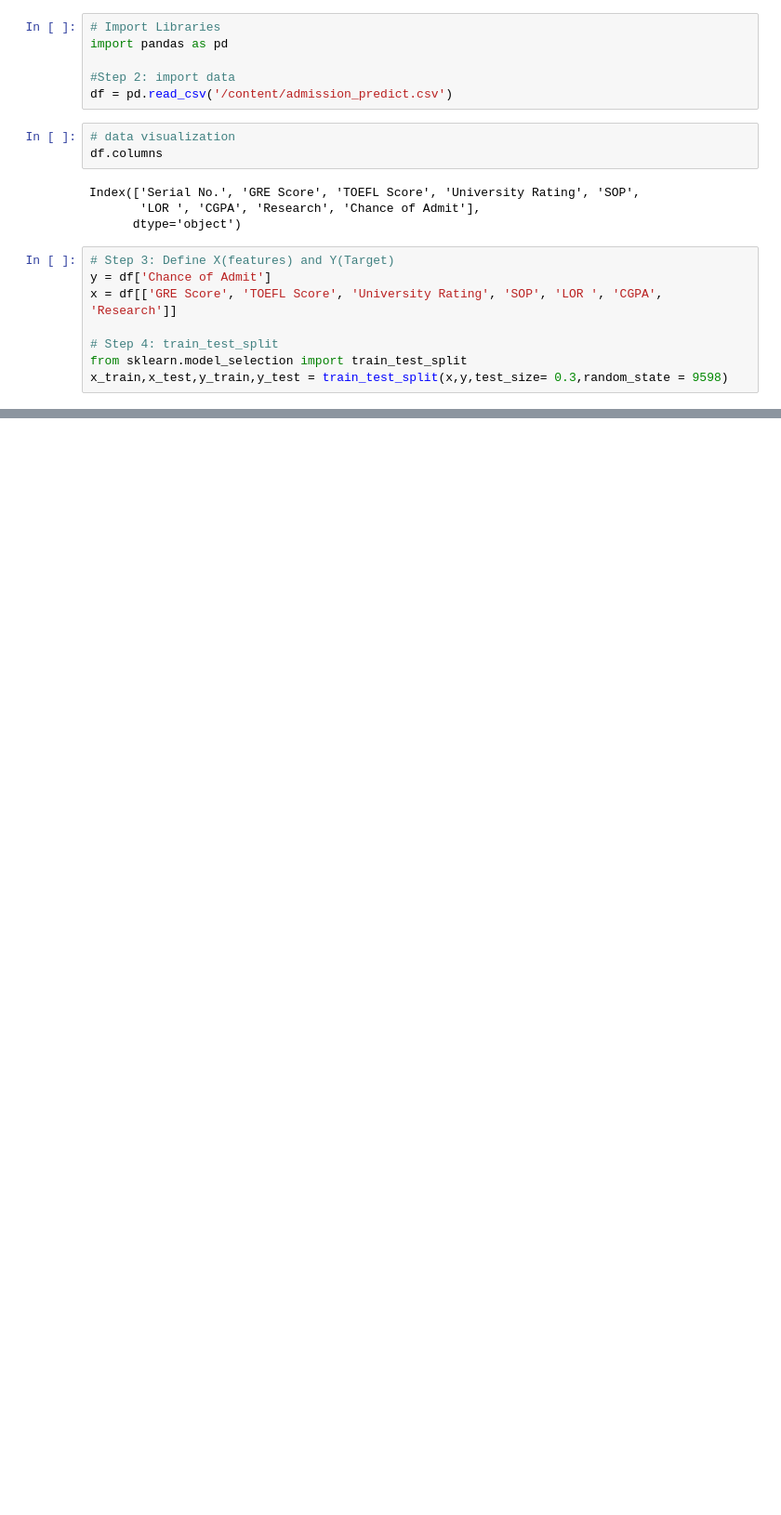
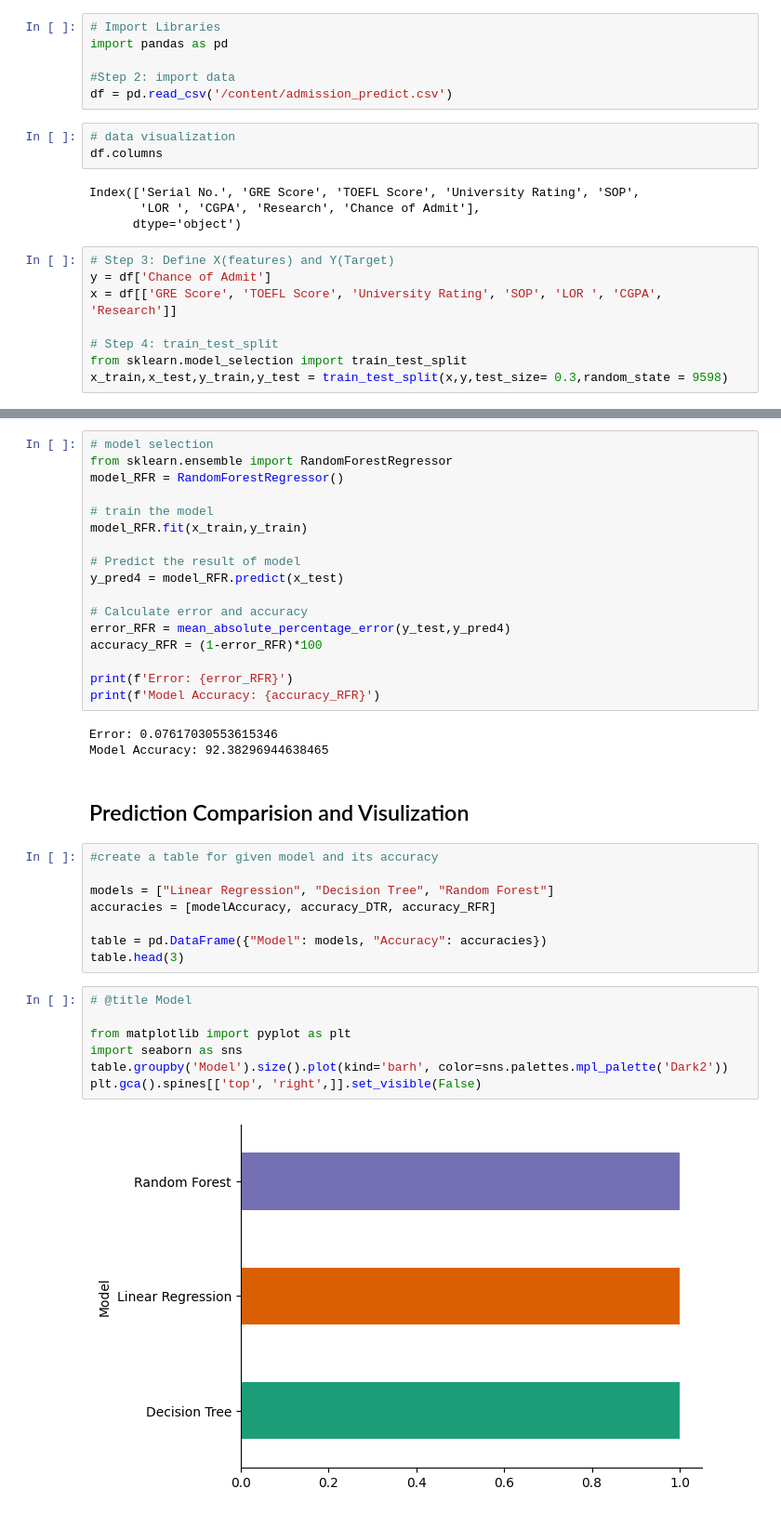
Before and after one commit to Sam21sop/chance-of-admission, a Jupyter notebook: ChancesAdmissionPrediction.ipynb, the cells around one changed output, grey strips where cells are left out. Shown at 93% size. Drawn from its saved outputs; the diff is of its cells as text; blank space fills up the shorter version.

```diff
--- a/ChancesAdmissionPrediction.ipynb
+++ b/ChancesAdmissionPrediction.ipynb
@@ -420,0 +445,39 @@ Model Accuracy: 93.21088927732526
+# %%
+# model selection
+from sklearn.ensemble import RandomForestRegressor
+model_RFR = RandomForestRegressor()
+
+# train the model
+model_RFR.fit(x_train,y_train)
+
+# Predict the result of model
+y_pred4 = model_RFR.predict(x_test)
+
+# Calculate error and accuracy
+error_RFR = mean_absolute_percentage_error(y_test,y_pred4)
+accuracy_RFR = (1-error_RFR)*100
+
+print(f'Error: {error_RFR}')
+print(f'Model Accuracy: {accuracy_RFR}')
+# %% [output]
+Error: 0.07617030553615346
+Model Accuracy: 92.38296944638465
+# %% [markdown]
+## Prediction Comparision and Visulization
+# %%
+#create a table for given model and its accuracy
+
+models = ["Linear Regression", "Decision Tree", "Random Forest"]
+accuracies = [modelAccuracy, accuracy_DTR, accuracy_RFR]
+
+table = pd.DataFrame({"Model": models, "Accuracy": accuracies})
+table.head(3)
+# %%
+# @title Model
+
+from matplotlib import pyplot as plt
+import seaborn as sns
+table.groupby('Model').size().plot(kind='barh', color=sns.palettes.mpl_palette('Dark2'))
+plt.gca().spines[['top', 'right',]].set_visible(False)
+# %% [output]
+[figure, added]
```
Also changed, not shown: parts of 10 cells of this notebook.
